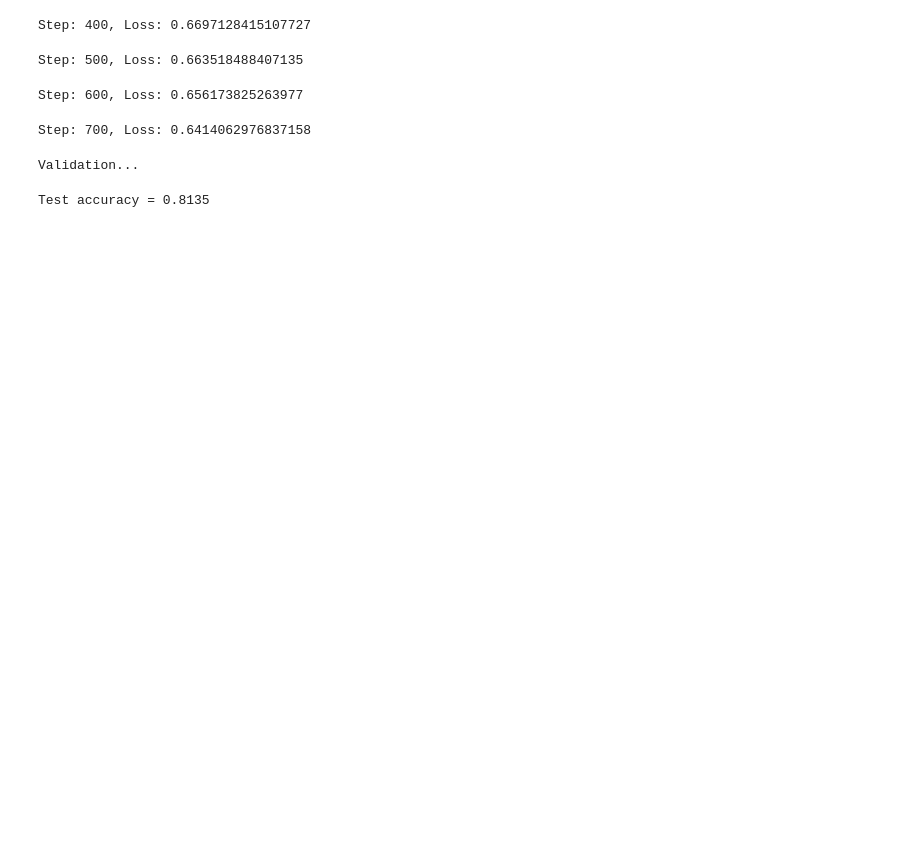
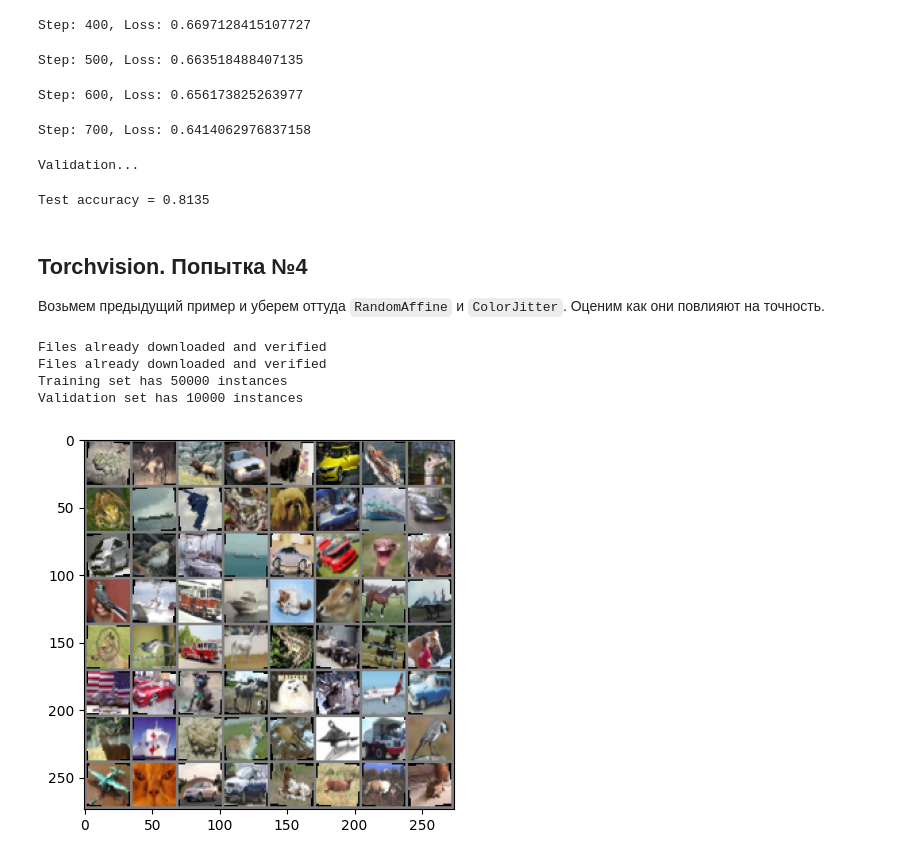
Before and after one commit to evgenykol/otus_cv, a Jupyter notebook: hw_09/hw_09_augmentations_v2.ipynb, the cells around one changed output. Saved outputs shown, nothing was run; the diff lists cells and outputs as text; code cells hidden in the pictures; blank space fills up the shorter version.

```diff
--- a/hw_09/hw_09_augmentations_v2.ipynb
+++ b/hw_09/hw_09_augmentations_v2.ipynb
@@ -293,3 +324,35 @@ Step: 600, Loss: 0.656173825263977
 Step: 700, Loss: 0.6414062976837158
 Validation...
 Test accuracy = 0.8135
+# %% [markdown]
+## Torchvision. Попытка №4
+
+Возьмем предыдущий пример и уберем оттуда `RandomAffine` и `ColorJitter`. Оценим как они повлияют на точность.
+# %%
+# Опишем требуемые трансформации
+transform_train = transforms.Compose(
+    [transforms.Resize((32,32)),  #resises the image so it can be perfect for our model.
+     transforms.RandomHorizontalFlip(), # FLips the image w.r.t horizontal axis
+     transforms.RandomRotation(10),     #Rotates the image to a specified angel
+     #transforms.RandomAffine(0, shear=10, scale=(0.8,1.2)), #Performs actions like zooms, change shear angles.
+     #transforms.ColorJitter(brightness=0.2, contrast=0.2, saturation=0.2), # Set the color params
+     transforms.ToTensor(), # comvert the image to tensor so that it can work with torch
+     transforms.Normalize((0.5, 0.5, 0.5), (0.5, 0.5, 0.5)) #Normalize all the images
+    ])
+
+transform_val = transforms.Compose(
+    [transforms.Resize((32,32)),
+     transforms.ToTensor(),
+     transforms.Normalize((0.5, 0.5, 0.5), (0.5, 0.5, 0.5))])
+
+# Загрузим и преобразуем датасет
+training_loader, validation_loader = load(transform_train, transform_val, batch_size = 64)
+
+# Посмотрим на примеры картинок
+show_batch(training_loader)
+# %% [output]
+Files already downloaded and verified
+Files already downloaded and verified
+Training set has 50000 instances
+Validation set has 10000 instances
+[figure, added]
```
Also changed, not shown: parts of 29 cells of this notebook.
